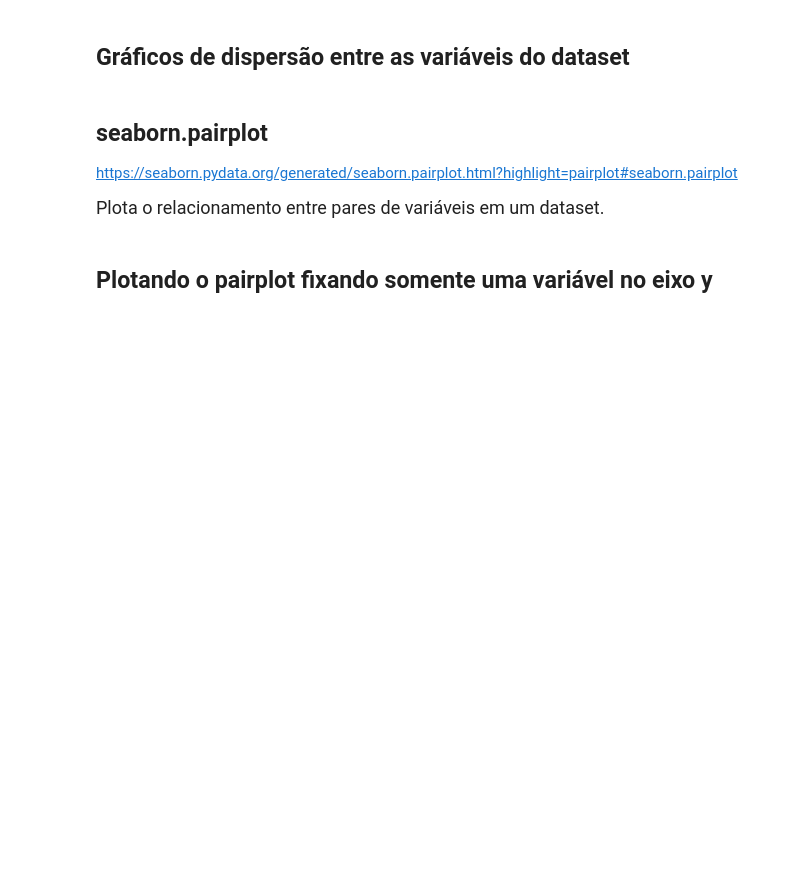
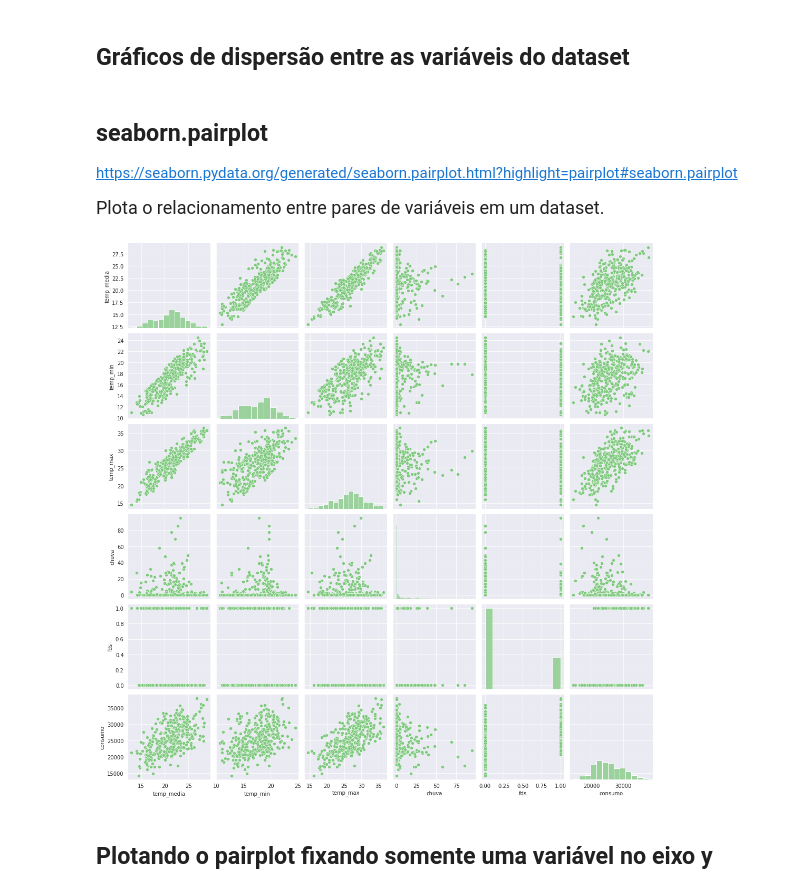
Before and after one commit to nicolasdeoliveira100/Data_Science_regress-_o_linear, a Jupyter notebook: regress_o_linear.ipynb, the cells around one changed output. Drawn from its saved outputs; the diff is of its cells as text; code cells hidden in the pictures; blank space fills up the shorter version.

```diff
--- a/regress_o_linear.ipynb
+++ b/regress_o_linear.ipynb
@@ -220,5 +224,9 @@ AttributeError: ignored
 https://seaborn.pydata.org/generated/seaborn.pairplot.html?highlight=pairplot#seaborn.pairplot
 
 <p style='font-size: 18px; line-height: 2; margin: 10px 50px; text-align: justify;'>Plota o relacionamento entre pares de variáveis em um dataset.</p>
+# %%
+ax = sns.pairplot(dados)
+# %% [output]
+[figure, added]
 # %% [markdown]
 ## Plotando o pairplot fixando somente uma variável no eixo y
```
Also changed, not shown: parts of 14 cells of this notebook.
